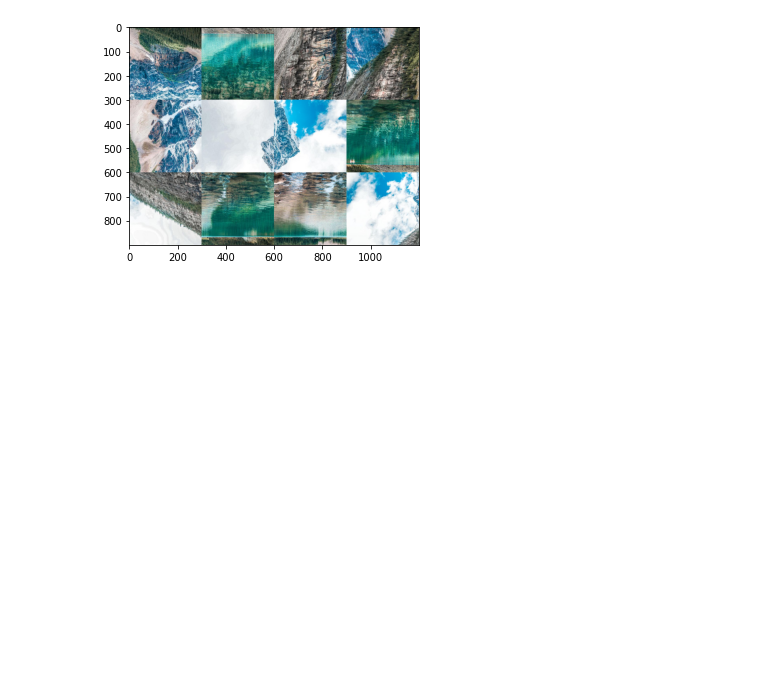
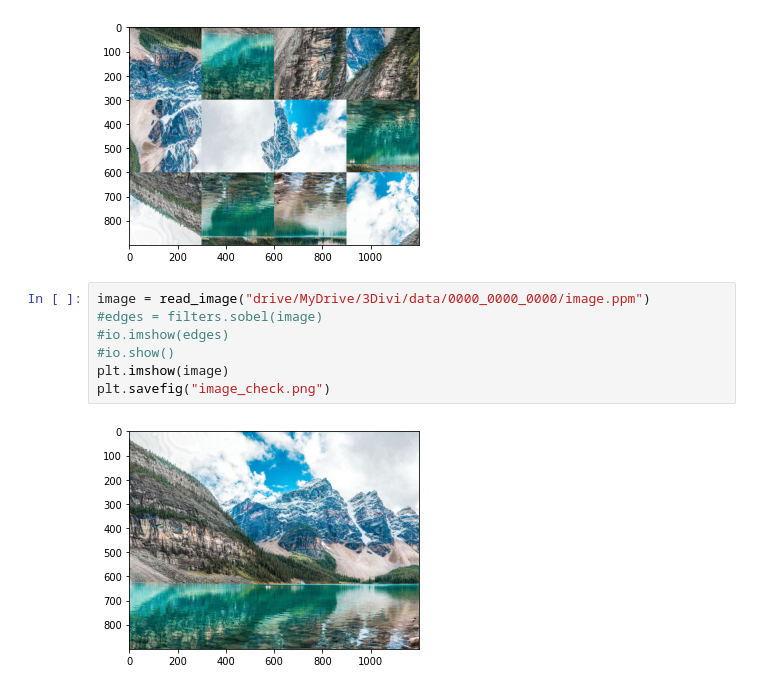
Before and after one commit to Dramb1/3Divi, a Jupyter notebook: 3Divi.ipynb, the cells around one changed output. Saved outputs shown, nothing was run; the diff lists cells and outputs as text; blank space fills up the shorter version.

```diff
--- a/3Divi.ipynb
+++ b/3Divi.ipynb
@@ -103,3 +130,12 @@ plt.imshow(image)
 plt.savefig("image.png")
 # %% [output]
 [figure]
+# %%
+image = read_image("drive/MyDrive/3Divi/data/0000_0000_0000/image.ppm")
+#edges = filters.sobel(image)
+#io.imshow(edges)
+#io.show()
+plt.imshow(image)
+plt.savefig("image_check.png")
+# %% [output]
+[figure, added]
```
Also changed, not shown: parts of 5 cells of this notebook.
